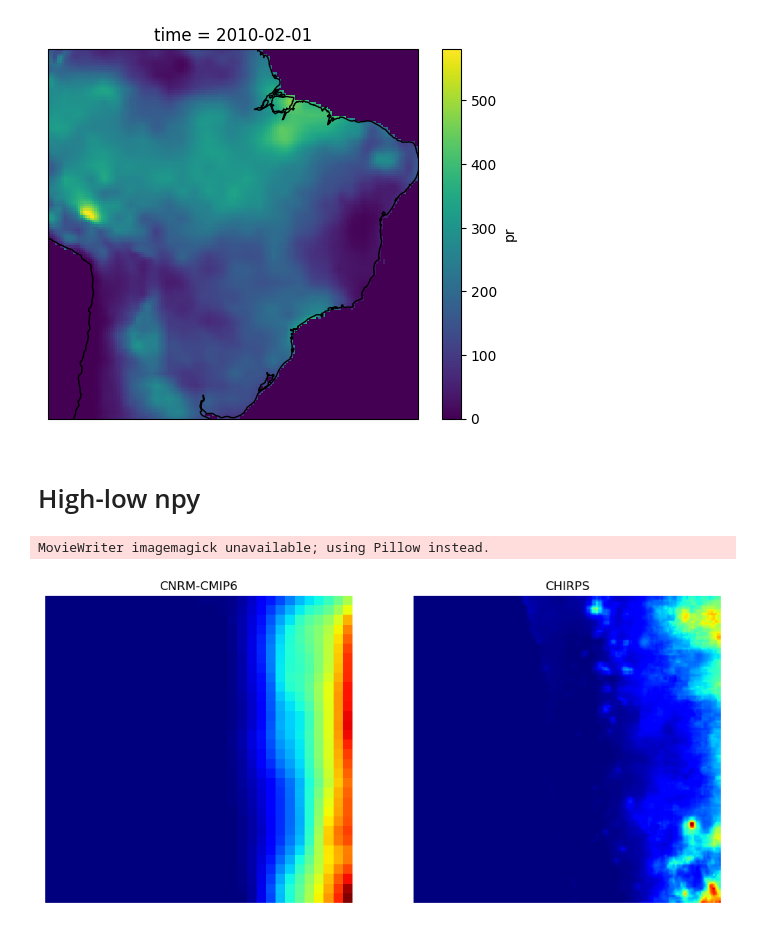
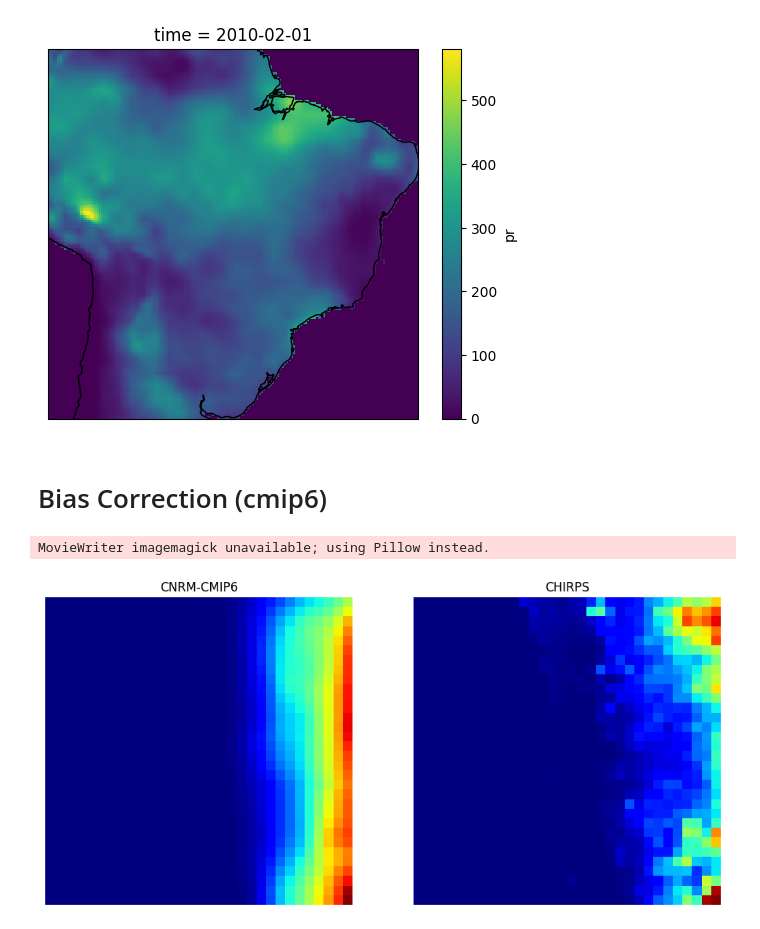
Before and after one commit to DilermandoQueiroz/downscaling, a Jupyter notebook: datamodule/view.ipynb, the cells around one changed output. Saved outputs shown, nothing was run; the diff lists cells and outputs as text; code cells hidden in the pictures.

```diff
--- a/datamodule/view.ipynb
+++ b/datamodule/view.ipynb
@@ -191,8 +191,8 @@ cmip6_brasil.sel(time='2010-2').pr.plot(ax=ax_low, transform=ccrs.PlateCarree())
 # %% [output]
 <cartopy.mpl.geocollection.GeoQuadMesh at 0x...>
 [figure]
-# %% [markdown]
-# High-low npy
+# %% [markdown]
+# Bias Correction (cmip6)
 # %%
 from chirps_cmip6 import ChirpsCmip6
 
@@ -200,25 +200,25 @@ dataset = ChirpsCmip6(data_dir="dataset/high-low", type='train')
 # %%
 import matplotlib.pyplot as plt
 import matplotlib.animation as animation
 
 fig, (ax_low_res, ax_high_res) = plt.subplots(1, 2, figsize=(12, 6))
 ax_low_res.set_axis_off()
 ax_high_res.set_axis_off()
 
 def animate(i):
-    low_res_image = dataset[i][1][0]  # Imagem de baixa resolução
-    high_res_image = dataset[i][0][0]  # Imagem de alta resolução
+    low_res_image = dataset[i][0][0]  # Imagem de baixa resolução
+    high_res_image = dataset[i][1][0]  # Imagem de alta resolução
 
     ax_low_res.imshow(low_res_image, cmap='jet')
     ax_high_res.imshow(high_res_image, cmap='jet')
 
     ax_low_res.set_title('CNRM-CMIP6')
     ax_high_res.set_title('CHIRPS')
 
     return ax_low_res, ax_high_res
 
 anim = animation.FuncAnimation(fig, animate, frames=30, interval=2000)
-anim.save('../image/train.gif', dpi=80, writer='imagemagick')
+anim.save('../image/bias.gif', dpi=80, writer='imagemagick')
 # %% [output]
 MovieWriter imagemagick unavailable; using Pillow instead.
-[figure, old version]
+[figure, new version]
```
Also changed, not shown: 3 other files.
